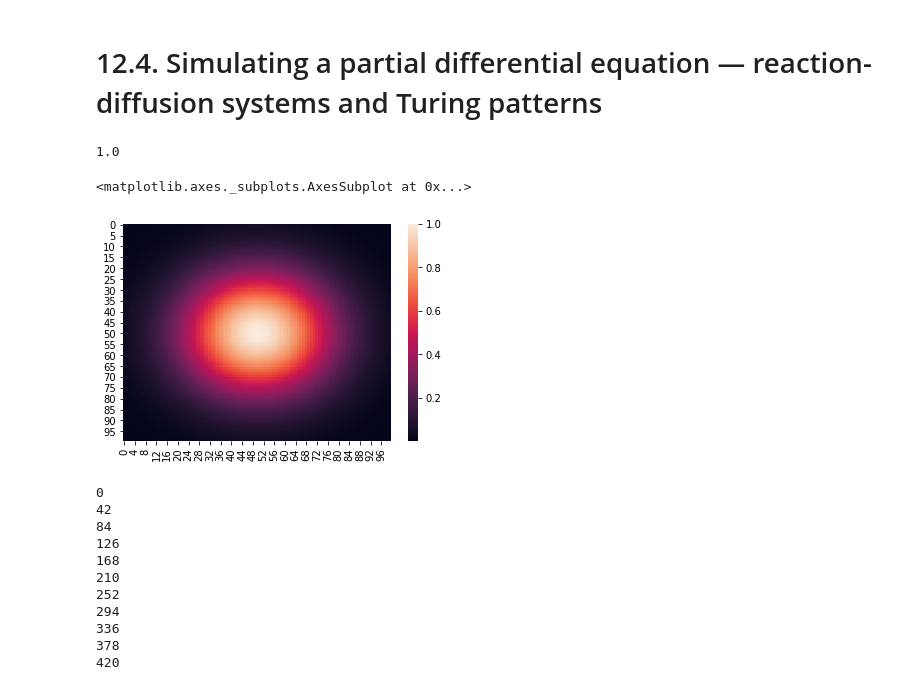
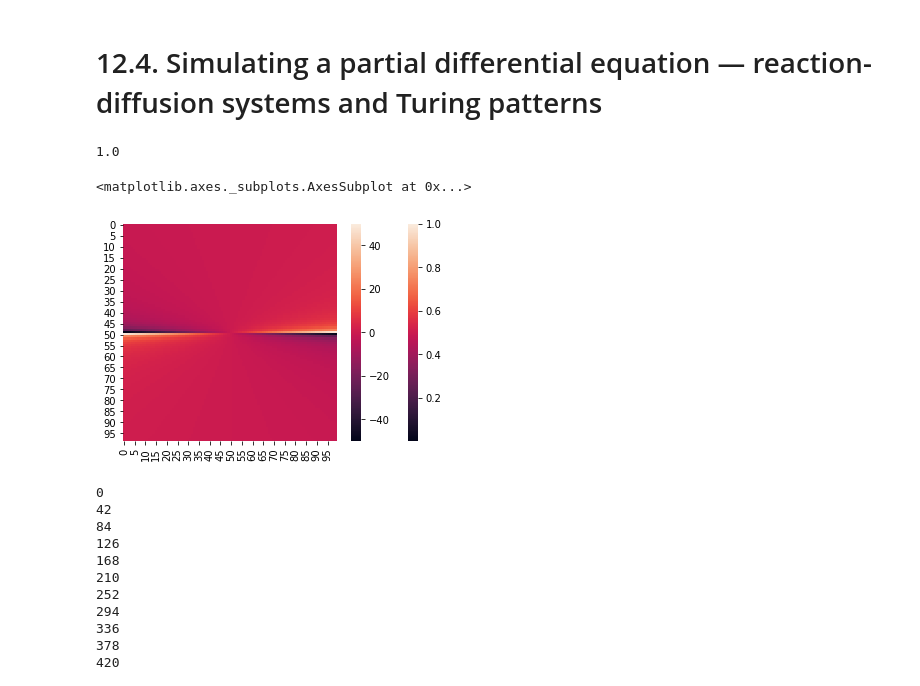
Before and after one commit to aerostry/simulator, a Jupyter notebook: ConvectionDiffusion.ipynb, the cells around one changed output. Saved outputs shown, nothing was run; the diff lists cells and outputs as text; code cells hidden in the pictures.

```diff
--- a/ConvectionDiffusion.ipynb
+++ b/ConvectionDiffusion.ipynb
@@ -27,17 +27,20 @@ scale = 100/0.03978873577297385
 # %%
 
 c = np.array([[scale * np.exp(-.5 * (np.array([i,j]) - mu).T @ (np.linalg.inv(sigma) @ (np.array([i,j]) - mu ))) / (np.sqrt((2 * np.pi)**2 * np.linalg.det(sigma))) for j in range(size)] for i in range(size)])
-v = np.full((100,100,2),.05)
+v = np.array([[(-1 * (x-(size/2))) / (y-(size/2)) for x in range(size)] for y in range(size) if y != 50])
+v[50, 50]
+np.full((100,100,2),.05)
 d = np.full((100,100),16)
 print(np.max(c))
 import seaborn as sns
 sns.heatmap(c)
+sns.heatmap(v)
 #U = np.random.rand(size, size)
 #V = np.random.rand(size, size)
 # %% [output]
 1.0
 <matplotlib.axes._subplots.AxesSubplot at 0x...>
-[figure, old version]
+[figure, new version]
 # %%
 def laplacian(Z):
     Ztop = Z[0:-2, 1:-1]
```
